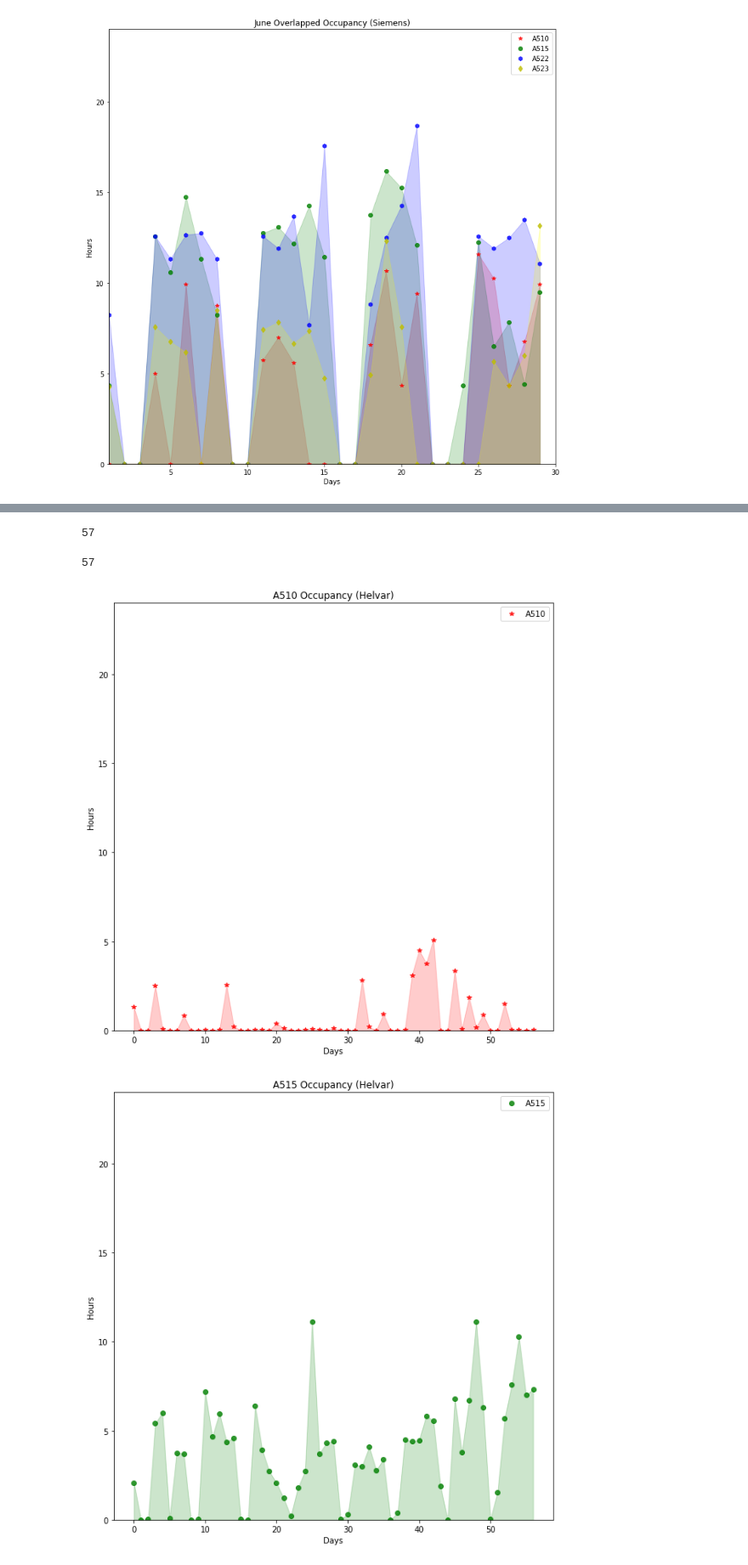
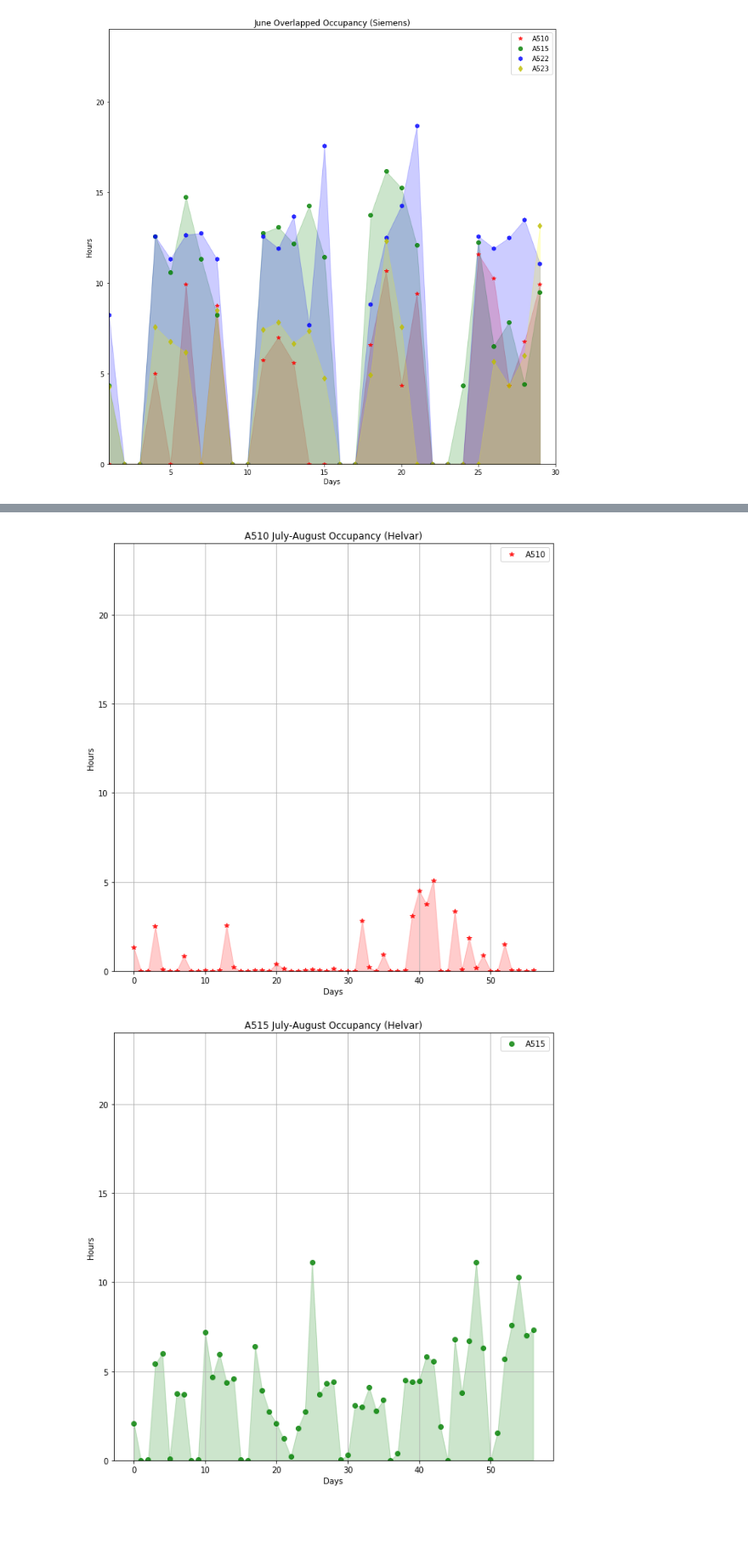
Before and after one commit to T3SC/smart-energy, a Jupyter notebook: occupancy_analysis.ipynb, the cells around one changed output, grey strips where cells are left out. Shown at 85% size. Cells and saved outputs as stored; diff of their text form; code cells hidden in the pictures; blank space fills up the shorter version.

Commit message:
Over all occupancy and girds added

```diff
--- a/occupancy_analysis.ipynb
+++ b/occupancy_analysis.ipynb
@@ -103,6 +103,7 @@ for m in mnth:
         ax.set_ylabel('Hours')
 
     plt.title(m+" Overlapped Occupancy (Siemens)")
+    plot.
 plt.show()
 # %% [output]
 [figure]
@@ -119,7 +120,6 @@ for i,r in enumerate(rooms):
         temp = json.load(k,encoding='latin1')
 
     temperature = [float(t['Usage']) for t in reversed(temp)]
-
 
     fig = plt.figure(figsize=(10,10))
     ax = fig.add_subplot(111)
@@ -133,6 +133,7 @@ for i,r in enumerate(rooms):
     ax.set_xlabel('Days')
     ax.set_ylabel('Hours')
 
-    plt.title(r+" Occupancy (Helvar)")
+    plt.title(r+" July-August Occupancy (Helvar)")
+    plt.grid()
 plt.show()
 # %% [output]
@@ -144,4 +140,2 @@ plt.show()
-57
-57
-[figure, old version]
+[figure, new version]
-[figure, old version]
+[figure, new version]
```
Also changed, not shown: parts of 3 cells of this notebook.
